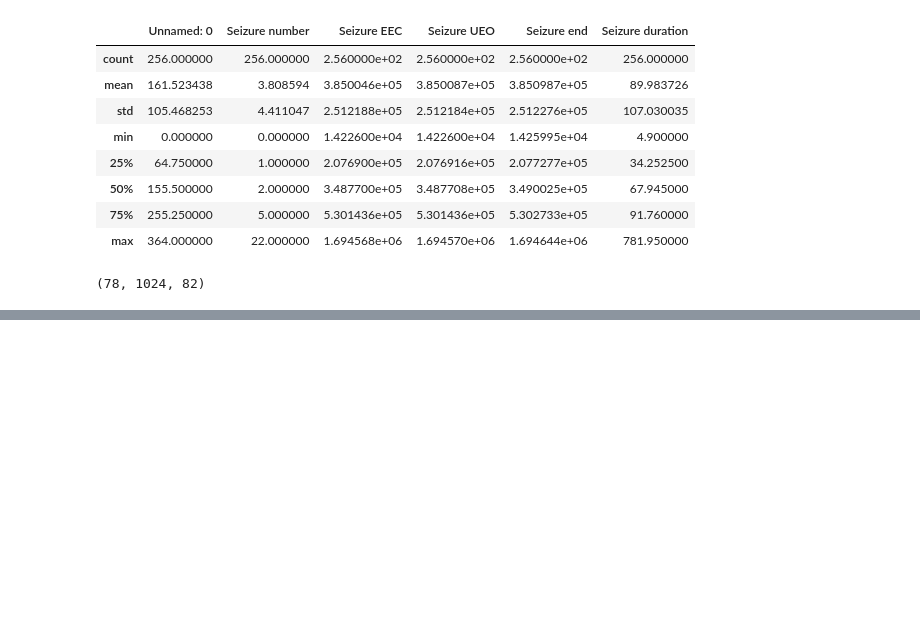
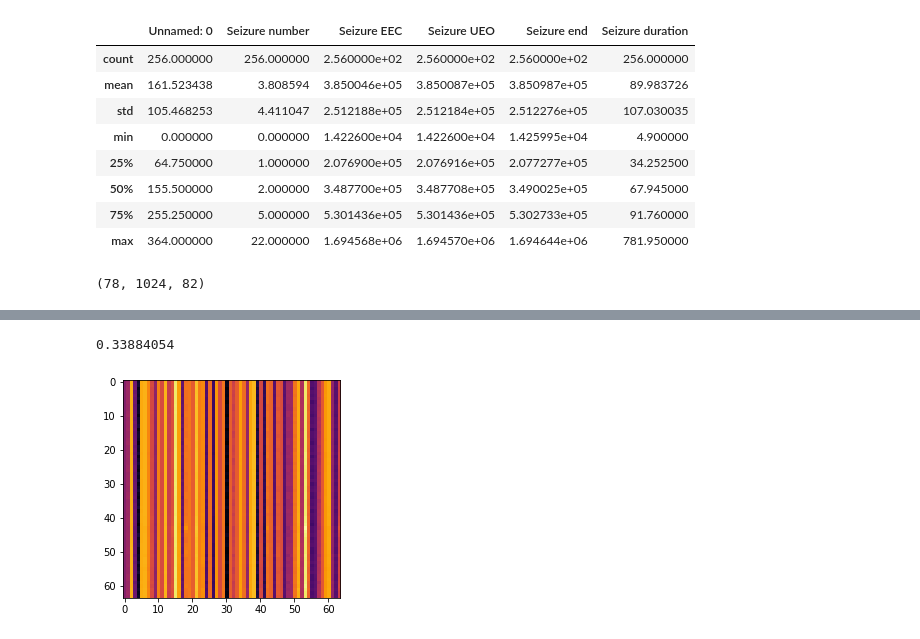
Before and after one commit to sirrus98/ieeg_toy_template, a Jupyter notebook: autoencoder_test.ipynb, the cells around one changed output, grey strips where cells are left out. Saved outputs shown, nothing was run; the diff lists cells and outputs as text; code cells hidden in the pictures; blank space fills up the shorter version.

```diff
--- a/autoencoder_test.ipynb
+++ b/autoencoder_test.ipynb
@@ -153,0 +170,9 @@ KeyboardInterrupt:
+# %%
+decode[0].max()
+# %% [output]
+0.33884054
+# %%
+plt.imshow(encode[0], cmap='inferno')
+plt.show()
+# %% [output]
+[figure, added]
```
Also changed, not shown: parts of 12 cells of this notebook, 4 other files.
